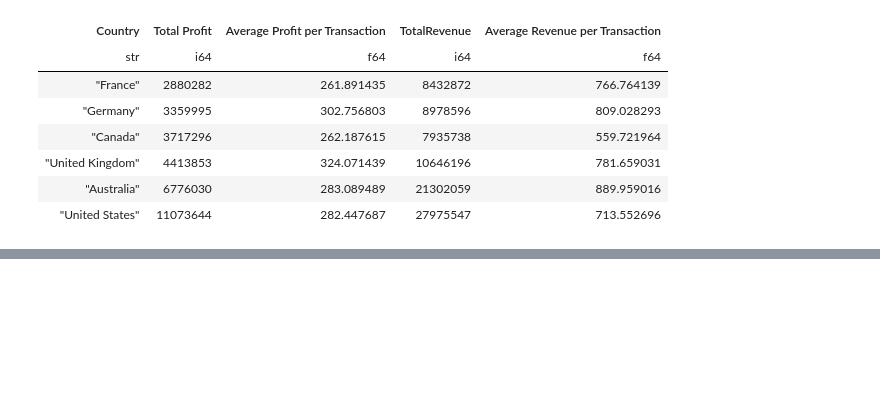
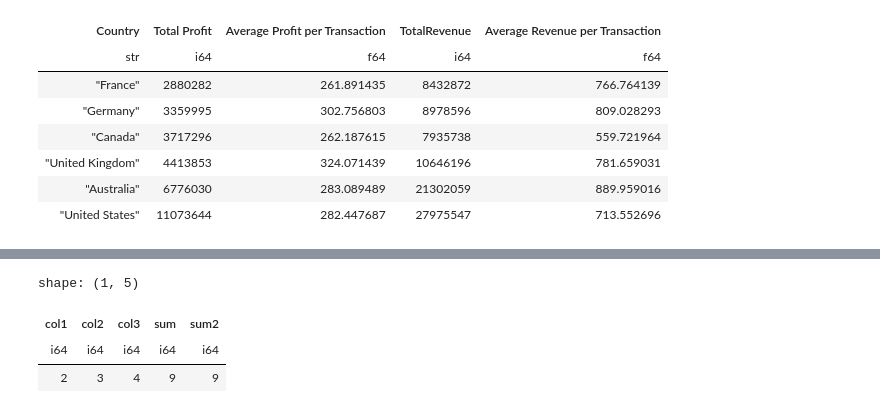
Before and after one commit to asenetcky/python-polars-the-definitive-guide, a Jupyter notebook: ch13-me.ipynb, the cells around one changed output, grey strips where cells are left out. Saved outputs shown, nothing was run; the diff lists cells and outputs as text; code cells hidden in the pictures; blank space fills up the shorter version.

```diff
--- a/ch13-me.ipynb
+++ b/ch13-me.ipynb
@@ -308,0 +332,16 @@ shape: (6, 5)
+# %%
+fold_example =pl.DataFrame({"col1":[2],"col2":[3],"col3":[4]})
+
+fold_example.with_columns(
+    sum =pl.fold(
+        acc=pl.lit(0),
+        function=lambda acc, x: acc + x,
+        exprs=pl.col("*")
+    ),
+    sum2 = pl.col("col1") + pl.col("col2") + pl.col("col3"),
+)
+# %% [output]
+shape: (1, 5)
+| col1 | col2 | col3 | sum | sum2 |
+| i64 | i64 | i64 | i64 | i64 |
+| 2 | 3 | 4 | 9 | 9 |
```
Also changed, not shown: parts of 7 cells of this notebook.
